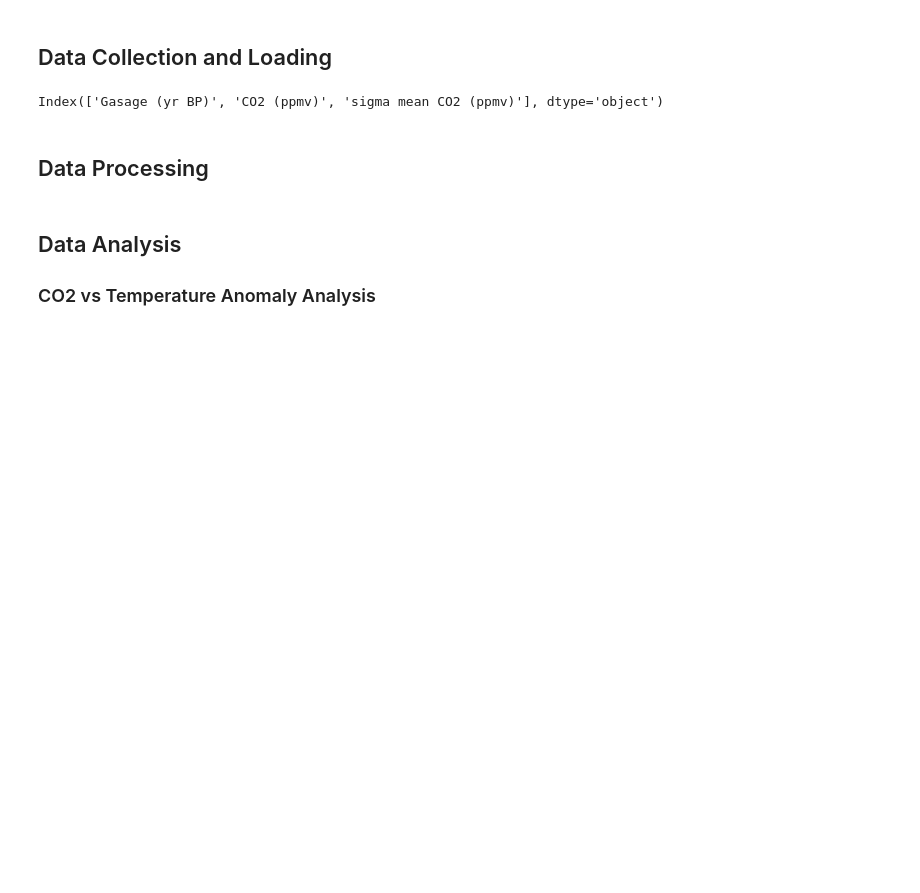
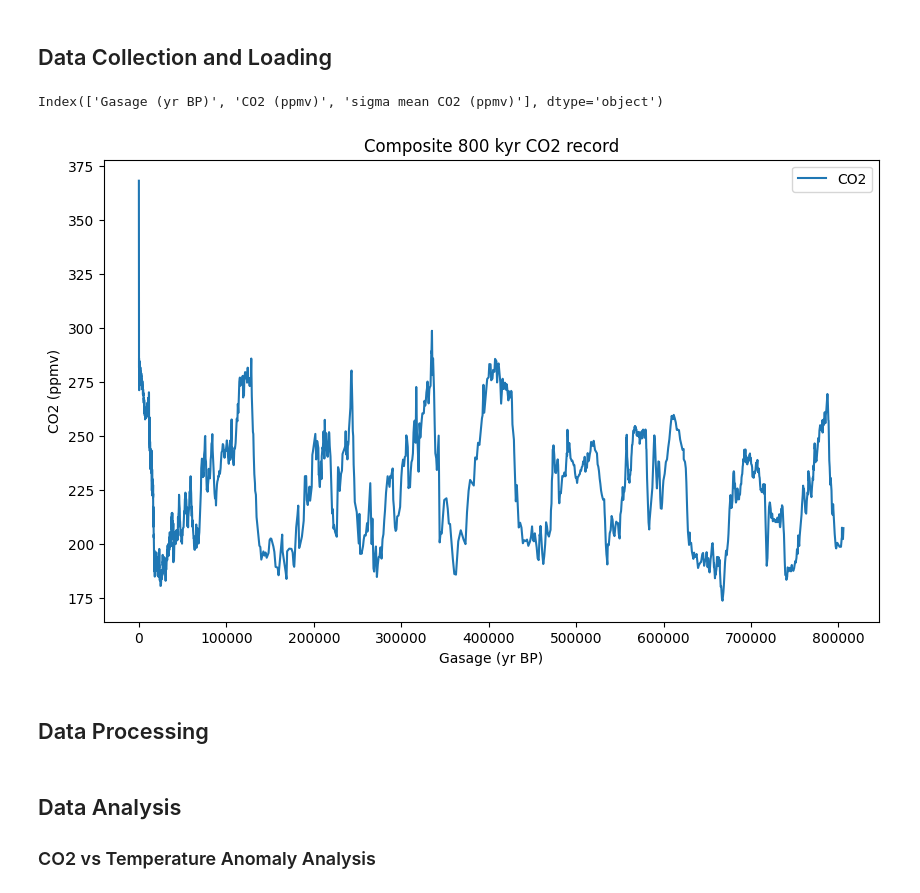
Before and after one commit to claretubs/paleo-present-climate-data, a Jupyter notebook: project.ipynb, the cells around one changed output. Drawn from its saved outputs; the diff is of its cells as text; code cells hidden in the pictures; blank space fills up the shorter version.

Commit message:
Plotting Composite 800 kyr CO2 record

```diff
--- a/project.ipynb
+++ b/project.ipynb
@@ -22,6 +23,17 @@ Index(['Gasage (yr BP)', 'CO2 (ppmv)', 'sigma mean CO2 (ppmv)'], dtype='object')
 # %%
 # Extract relevant columns
 co2_data = df[['Gasage (yr BP)', 'CO2 (ppmv)']]
+# %%
+# Plot Composite 800 kyr CO2 record
+plt.figure(figsize=(10, 6))
+plt.plot(co2_data['Gasage (yr BP)'], co2_data['CO2 (ppmv)'], label='CO2')
+plt.xlabel('Gasage (yr BP)')
+plt.ylabel('CO2 (ppmv)')
+plt.title('Composite 800 kyr CO2 record')
+plt.legend()
+plt.show()
+# %% [output]
+[figure, added]
 # %% [markdown]
 ## Data Processing
 # %% [markdown]
```
Also changed, not shown: parts of 1 cell of this notebook.
